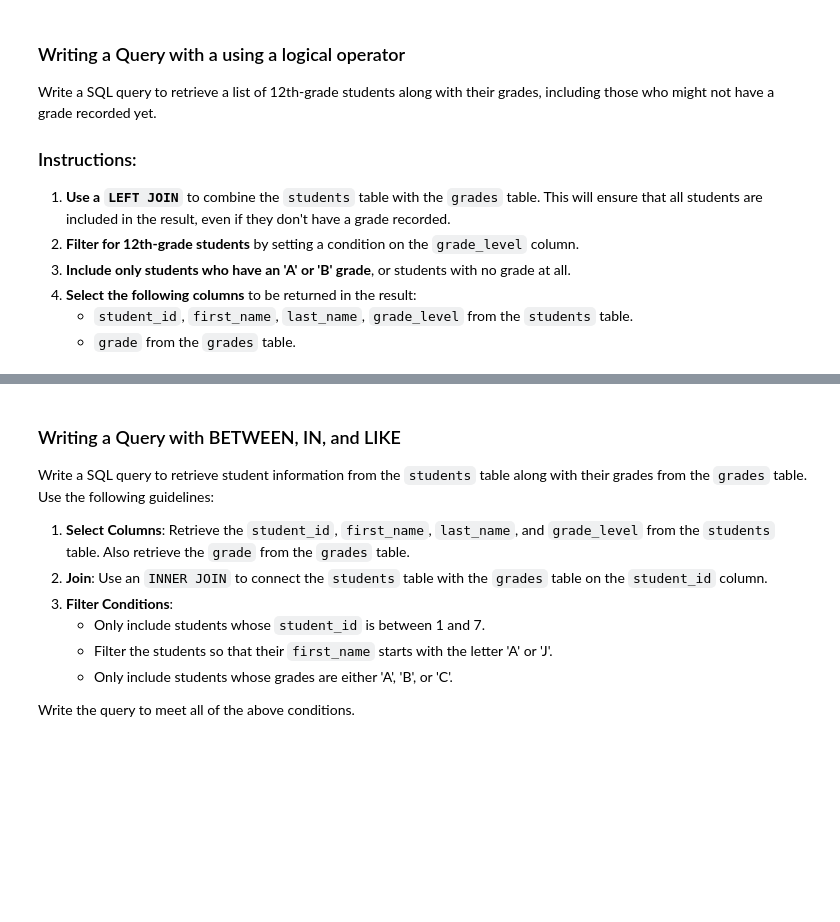
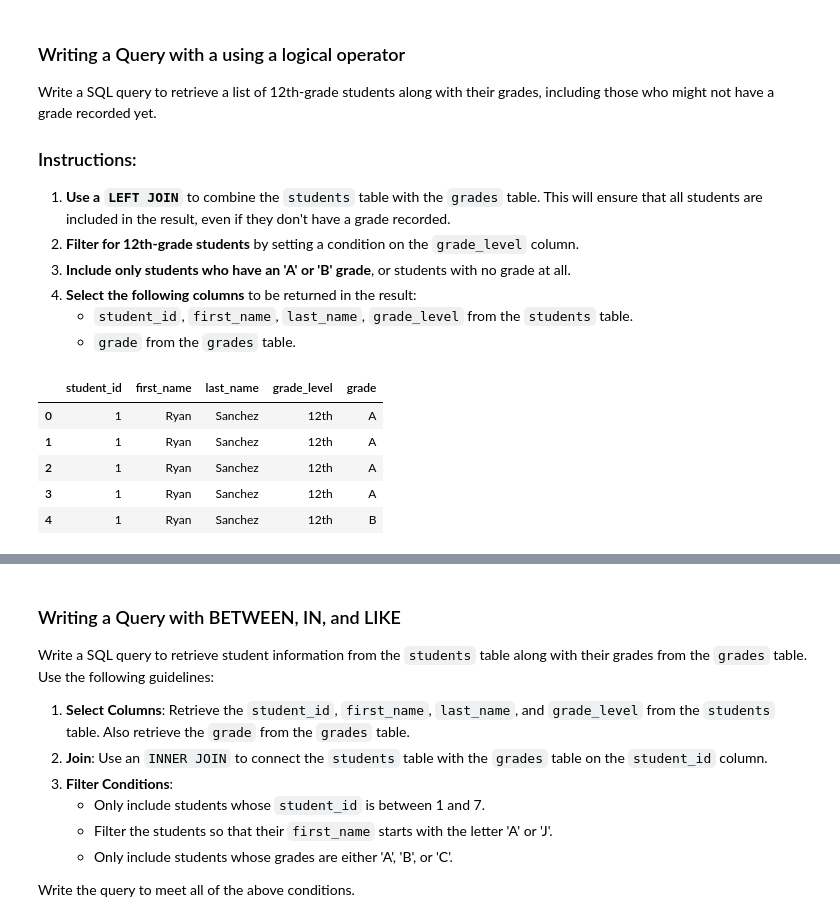
Before and after one commit to dmorton714/SQL_Test, a Jupyter notebook: final.ipynb, the cells around one changed output, grey strips where cells are left out. Cells and saved outputs as stored; diff of their text form; code cells hidden in the pictures; blank space fills up the shorter version.

```diff
--- a/final.ipynb
+++ b/final.ipynb
@@ -484,2 +503,22 @@ sql(Logical_operators).head()
+# %%
+Logical_operators = """
+SELECT s.student_id, s.first_name, s.last_name, s.grade_level, g.grade
+FROM students s
+LEFT JOIN grades g
+    ON s.student_id = g.student_id
+WHERE (g.grade = 'A' OR g.grade = 'B' OR g.grade IS NULL)
+AND s.grade_level = '12th';
+
+
+"""
+
+sql(Logical_operators).head()
+# %% [output]
+|  | student_id | first_name | last_name | grade_level | grade |
+| 0 | 1 | Ryan | Sanchez | 12th | A |
+| 1 | 1 | Ryan | Sanchez | 12th | A |
+| 2 | 1 | Ryan | Sanchez | 12th | A |
+| 3 | 1 | Ryan | Sanchez | 12th | A |
+| 4 | 1 | Ryan | Sanchez | 12th | B |
 # %%
 test_instance.logical_operators_test(Logical_operators)
```
Also changed, not shown: parts of 25 cells of this notebook.
